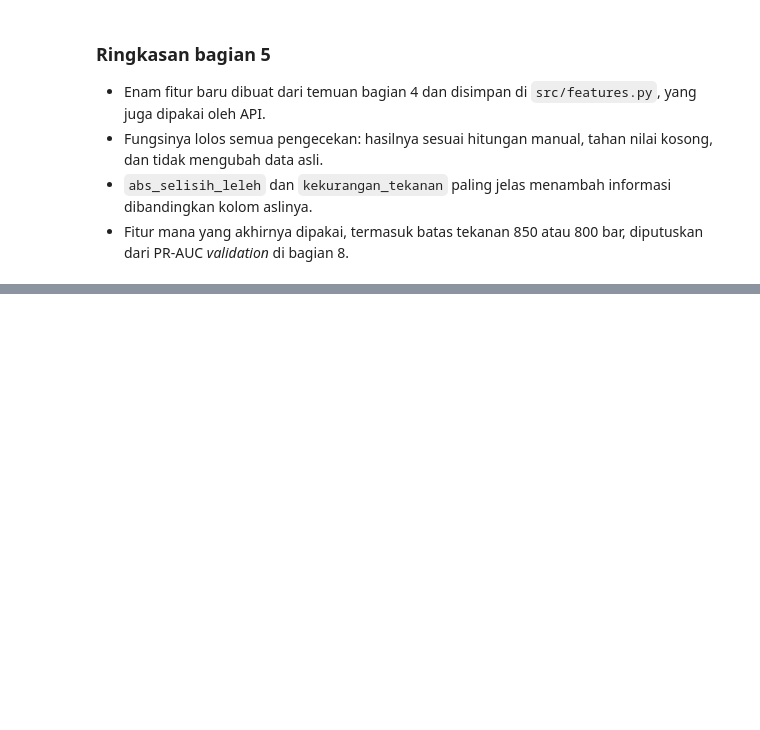
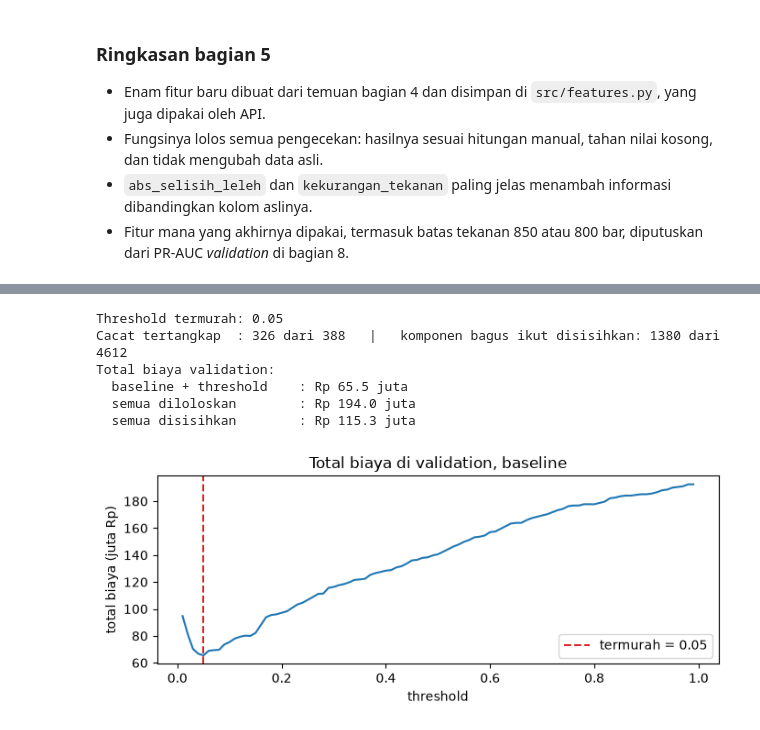
Before and after one commit to FarahAuliaKirana/qc-injection-molding, a Jupyter notebook: notebooks/qc_injection_molding.ipynb, the cells around one changed output, grey strips where cells are left out. Drawn from its saved outputs; the diff is of its cells as text; code cells hidden in the pictures; blank space fills up the shorter version.

```diff
--- a/notebooks/qc_injection_molding.ipynb
+++ b/notebooks/qc_injection_molding.ipynb
@@ -1319,0 +1341,20 @@ Korelasi hanya mengukur hubungan garis lurus, jadi tabel ini belum cukup untuk m
+# %%
+from sklearn.model_selection import train_test_split
+
+FITUR_MASUKAN = ["mesin", "bahan", "suhu_leleh_C", "suhu_cetakan_C", "tekanan_injeksi_bar",
+                 "kecepatan_injeksi_mm_s", "waktu_pendinginan_s", "waktu_siklus_s", "kelembaban_bahan_pct"]
+# df berisi data bersih (data/bersih.csv, 25.000 baris) yang dibaca ulang di awal bagian 4
+X = df[FITUR_MASUKAN]
+y = df[TARGET]
+
+# train_test_split hanya bisa membagi dua, jadi dipotong dua kali: 60/40, lalu sisa 40% dibagi dua sama besar
+X_train, X_sisa, y_train, y_sisa = train_test_split(
+    X, y, test_size=0.4, stratify=y, random_state=RANDOM_STATE)
+X_val, X_test, y_val, y_test = train_test_split(
+    X_sisa, y_sisa, test_size=0.5, stratify=y_sisa, random_state=RANDOM_STATE)
+
+pd.DataFrame({
+    "jumlah baris": [len(X_train), len(X_val), len(X_test)],
+    "jumlah cacat": [y_train.sum(), y_val.sum(), y_test.sum()],
+    "% cacat": [y_train.mean() * 100, y_val.mean() * 100, y_test.mean() * 100],
+}, index=["train", "validation", "test"]).round(2)
@@ -1319,0 +1511,39 @@ Korelasi hanya mengukur hubungan garis lurus, jadi tabel ini belum cukup untuk m
+# %%
+BIAYA_FN = 500_000   # kerugian per komponen cacat yang lolos ke pelanggan (klaim dan reputasi)
+BIAYA_FP = 25_000    # kerugian per komponen bagus yang ikut disisihkan
+
+
+def total_biaya(y_benar, proba, threshold):
+    tn, fp, fn, tp = confusion_matrix(y_benar, proba >= threshold).ravel()
+    return fn * BIAYA_FN + fp * BIAYA_FP
+
+
+kandidat = np.round(np.arange(0.01, 1.00, 0.01), 2)
+biaya_baseline = [total_biaya(y_val, proba_val_baseline, t) for t in kandidat]
+threshold_baseline = float(kandidat[int(np.argmin(biaya_baseline))])
+
+tn, fp, fn, tp = confusion_matrix(y_val, proba_val_baseline >= threshold_baseline).ravel()
+print(f"Threshold termurah: {threshold_baseline:.2f}")
+print(f"Cacat tertangkap  : {tp} dari {tp + fn}   |   komponen bagus ikut disisihkan: {fp} dari {tn + fp}")
+print(f"Total biaya validation:")
+print(f"  baseline + threshold    : Rp {min(biaya_baseline) / 1e6:,.1f} juta")
+print(f"  semua diloloskan        : Rp {y_val.sum() * BIAYA_FN / 1e6:,.1f} juta")
+print(f"  semua disisihkan        : Rp {(y_val == 0).sum() * BIAYA_FP / 1e6:,.1f} juta")
+
+fig, ax = plt.subplots(figsize=(7, 3))
+ax.plot(kandidat, np.array(biaya_baseline) / 1e6)
+ax.axvline(threshold_baseline, color="tab:red", linestyle="--", label=f"termurah = {threshold_baseline:.2f}")
+ax.set_xlabel("threshold")
+ax.set_ylabel("total biaya (juta Rp)")
+ax.set_title("Total biaya di validation, baseline")
+ax.legend()
+plt.tight_layout()
+plt.show()
+# %% [output]
+Threshold termurah: 0.05
+Cacat tertangkap  : 326 dari 388   |   komponen bagus ikut disisihkan: 1380 dari 4612
+Total biaya validation:
+  baseline + threshold    : Rp 65.5 juta
+  semua diloloskan        : Rp 194.0 juta
+  semua disisihkan        : Rp 115.3 juta
+[figure, added]
```
Also changed, not shown: parts of 20 cells of this notebook, 3 other files.
